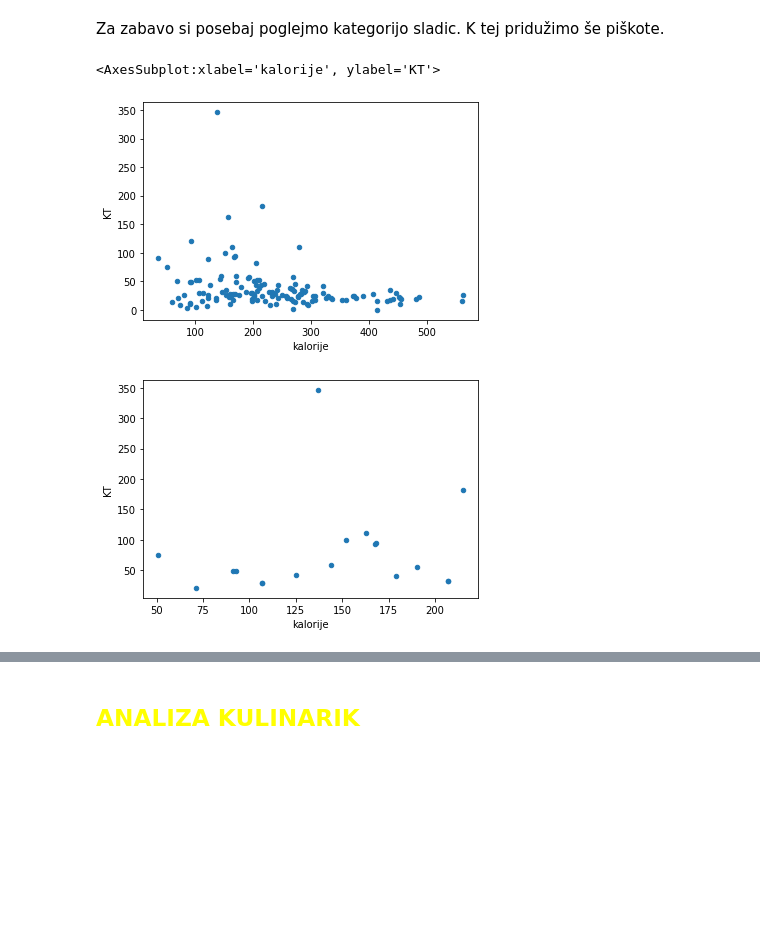
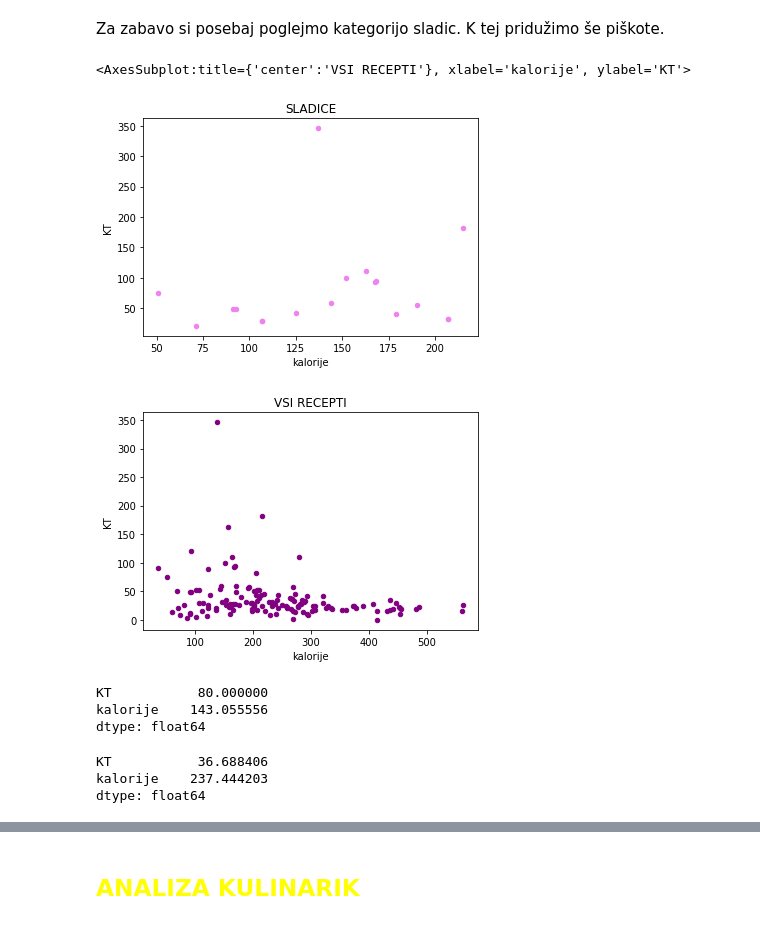
Before and after one commit to AljaZaletelj/Analiza-receptov, a Jupyter notebook: analiza_receptov.ipynb, the cells around one changed output, grey strips where cells are left out. Drawn from its saved outputs; the diff is of its cells as text; code cells hidden in the pictures; blank space fills up the shorter version.

```diff
--- a/analiza_receptov.ipynb
+++ b/analiza_receptov.ipynb
@@ -362,9 +402,21 @@ dessert = recepti_po_kategorijah.get_group("Dessert")
 cookies = recepti_po_kategorijah.get_group("cookies")
 sladice = pd.concat([cookies, dessert])
 # %%
-recepti.plot.scatter(x="kalorije", y="KT")
-sladice.plot.scatter(x="kalorije", y="KT")
+sladice.plot.scatter(x="kalorije", y="KT", color = "violet", title = "SLADICE")
+recepti.plot.scatter(x="kalorije", y="KT", color = "purple", title = "VSI RECEPTI")
 # %% [output]
-<AxesSubplot:xlabel='kalorije', ylabel='KT'>
+<AxesSubplot:title={'center':'VSI RECEPTI'}, xlabel='kalorije', ylabel='KT'>
-[figure, old version]
+[figure, new version]
-[figure, old version]
+[figure, new version]
+# %%
+sladice[["KT", "kalorije"]].mean()
+# %% [output]
+KT           80.000000
+kalorije    143.055556
+dtype: float64
+# %%
+recepti[["KT", "kalorije"]].mean()
+# %% [output]
+KT           36.688406
+kalorije    237.444203
+dtype: float64
```
Also changed, not shown: parts of 22 cells of this notebook.
